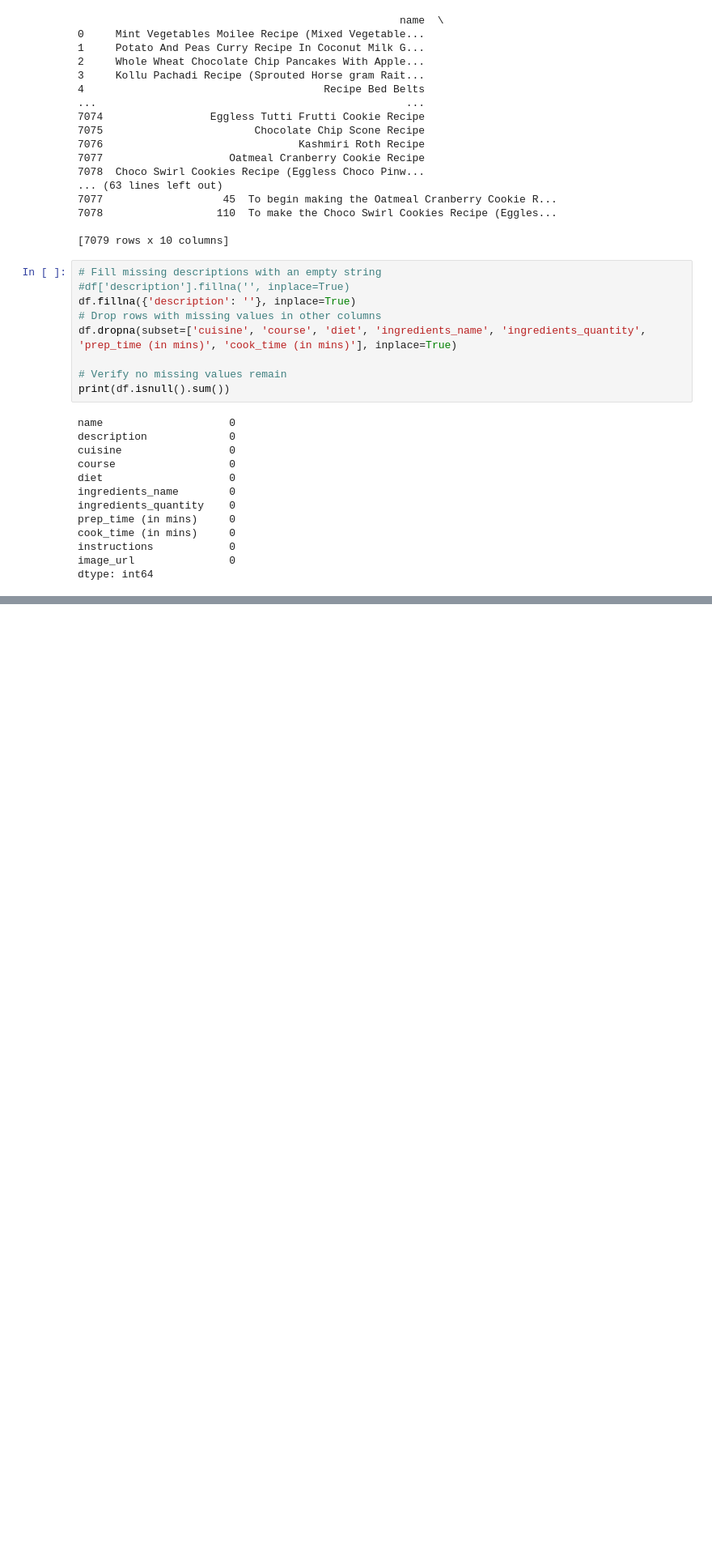
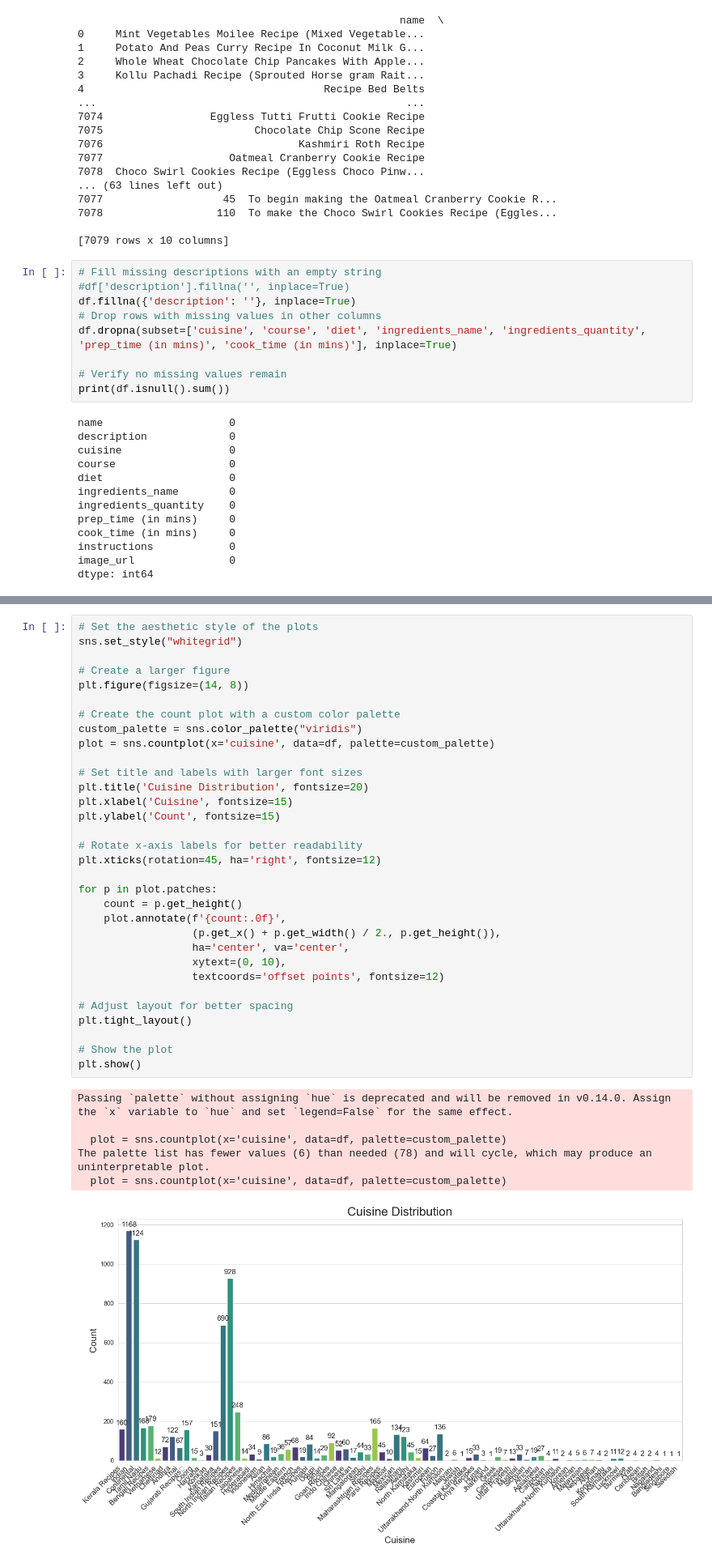
Before and after one commit to keerthi0211/RecipeRecommendationSystem, a Jupyter notebook: recipe.ipynb, the cells around one changed output, grey strips where cells are left out. Shown at 81% size. Cells and saved outputs as stored; diff of their text form; blank space fills up the shorter version.

```diff
--- a/recipe.ipynb
+++ b/recipe.ipynb
@@ -136,0 +184,39 @@ plt.show()
+# %%
+# Set the aesthetic style of the plots
+sns.set_style("whitegrid")
+
+# Create a larger figure
+plt.figure(figsize=(14, 8))
+
+# Create the count plot with a custom color palette
+custom_palette = sns.color_palette("viridis")
+plot = sns.countplot(x='cuisine', data=df, palette=custom_palette)
+
+# Set title and labels with larger font sizes
+plt.title('Cuisine Distribution', fontsize=20)
+plt.xlabel('Cuisine', fontsize=15)
+plt.ylabel('Count', fontsize=15)
+
+# Rotate x-axis labels for better readability
+plt.xticks(rotation=45, ha='right', fontsize=12)
+
+for p in plot.patches:
+    count = p.get_height()
+    plot.annotate(f'{count:.0f}',
+                  (p.get_x() + p.get_width() / 2., p.get_height()),
+                  ha='center', va='center',
+                  xytext=(0, 10),
+                  textcoords='offset points', fontsize=12)
+
+# Adjust layout for better spacing
+plt.tight_layout()
+
+# Show the plot
+plt.show()
+# %% [output]
+Passing `palette` without assigning `hue` is deprecated and will be removed in v0.14.0. Assign the `x` variable to `hue` and set `legend=False` for the same effect.
+
+  plot = sns.countplot(x='cuisine', data=df, palette=custom_palette)
+The palette list has fewer values (6) than needed (78) and will cycle, which may produce an uninterpretable plot.
+  plot = sns.countplot(x='cuisine', data=df, palette=custom_palette)
+[figure, added]
```
Also changed, not shown: parts of 19 cells of this notebook.
